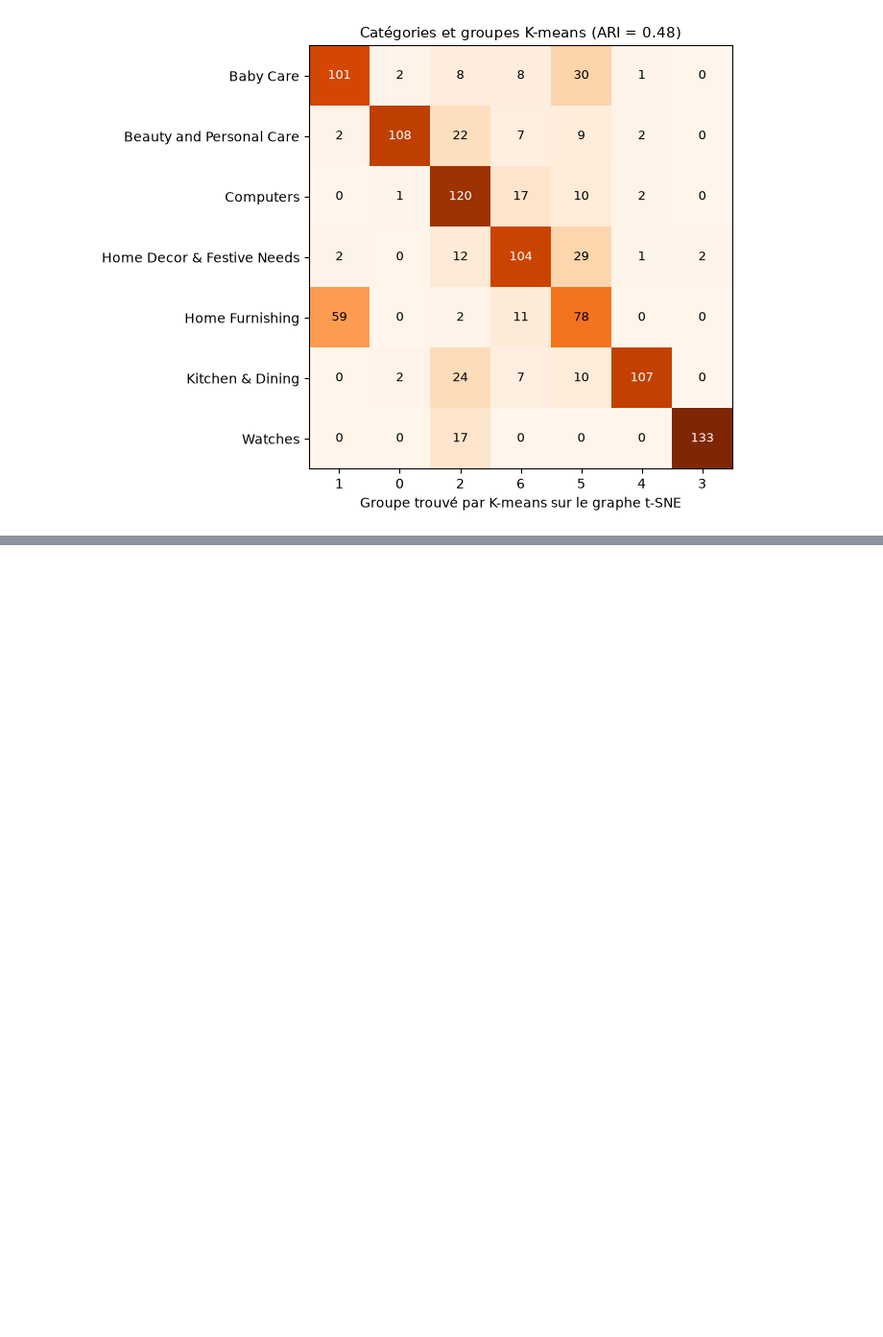
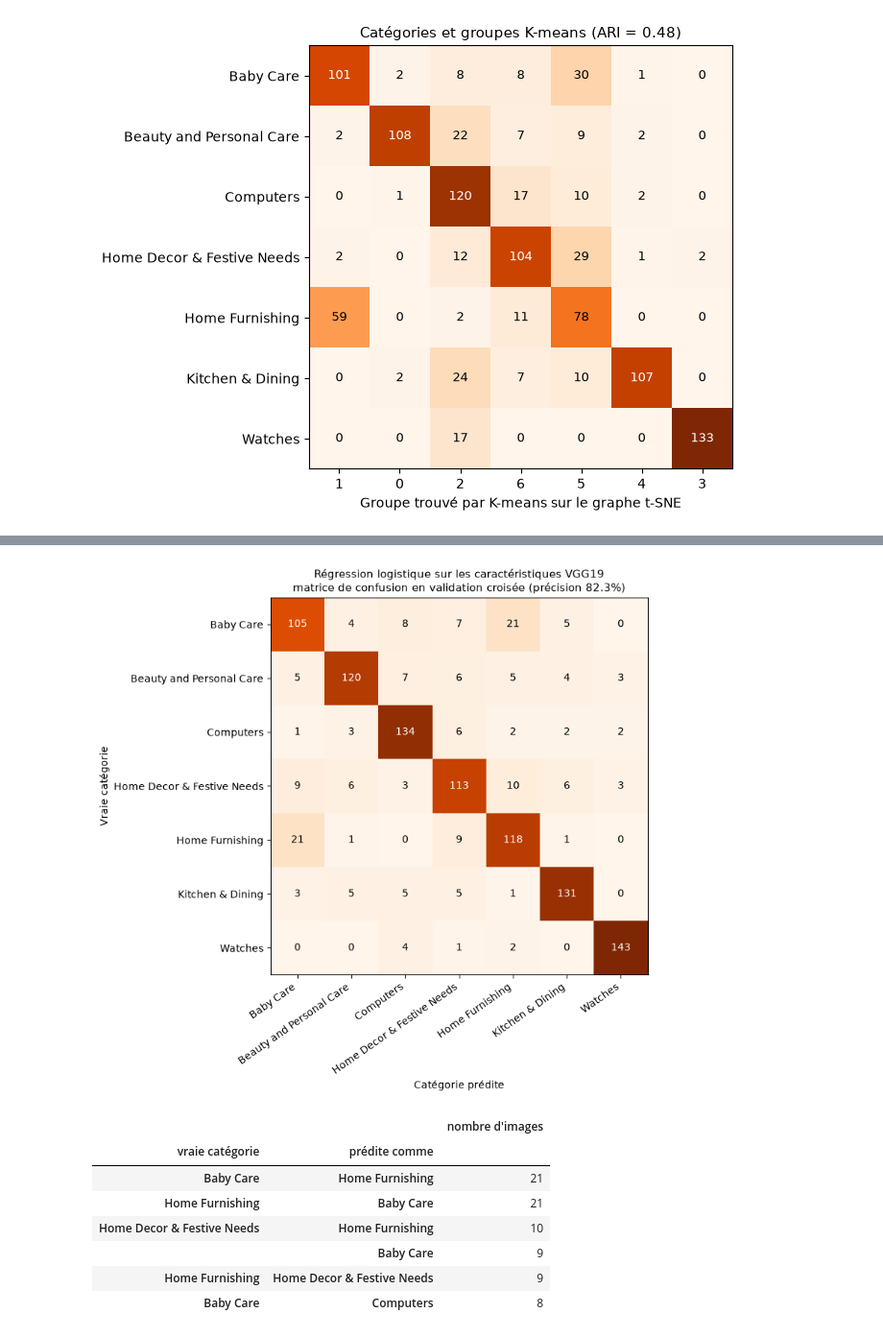
Before and after one commit to martialaristide/tp-vgg19-tsne-flipkart, a Jupyter notebook: TP_VGG19_tSNE_Flipkart.ipynb, the cells around one changed output, grey strips where cells are left out. Shown at 96% size. Cells and saved outputs as stored; diff of their text form; code cells hidden in the pictures; blank space fills up the shorter version.

```diff
--- a/TP_VGG19_tSNE_Flipkart.ipynb
+++ b/TP_VGG19_tSNE_Flipkart.ipynb
@@ -408,0 +526,16 @@ plt.show()
+# %%
+from sklearn.model_selection import cross_val_predict
+from sklearn.metrics import confusion_matrix, classification_report
+
+# 1. Pureté du voisinage par catégorie (t-SNE perplexité 30, 10 voisins : variables de la section 5)
+purete_cat = pd.Series(purete).groupby(y).mean().sort_values(ascending=False)
+print("Pureté du voisinage par catégorie (hasard ≈ {:.0%}) :".format(1 / len(CATEGORIES)))
+for cat, v in purete_cat.items():
+    print(f"   {cat:<28} {v:6.1%}  {'█' * int(round(v * 30))}")
+print(f"\nMeilleure : {purete_cat.index[0]} ({purete_cat.iloc[0]:.1%})   ·   "
+      f"moins bonne : {purete_cat.index[-1]} ({purete_cat.iloc[-1]:.1%})")
+
+# 2. Matrice de confusion en validation croisée (même classifieur et mêmes plis que la section 5)
+y_pred = cross_val_predict(clf, X, y, cv=cv)
+print(f"\nPrécision globale en validation croisée : {(y_pred == y).mean():.1%}\n")
+print(classification_report(y, y_pred, digits=3))
@@ -408,0 +560,32 @@ plt.show()
+# %%
+mc = confusion_matrix(y, y_pred, labels=CATEGORIES)
+fig, ax = plt.subplots(figsize=(9, 7.5))
+ax.imshow(mc, cmap="Oranges")
+ax.set_xticks(range(len(CATEGORIES)), CATEGORIES, rotation=35, ha="right")
+ax.set_yticks(range(len(CATEGORIES)), CATEGORIES)
+for i in range(len(CATEGORIES)):
+    for j in range(len(CATEGORIES)):
+        ax.text(j, i, mc[i, j], ha="center", va="center", fontsize=10,
+                color="white" if mc[i, j] > mc.max() * 0.6 else "black")
+ax.set_xlabel("Catégorie prédite"); ax.set_ylabel("Vraie catégorie")
+ax.set_title(f"Régression logistique sur les caractéristiques VGG19\n"
+             f"matrice de confusion en validation croisée (précision {(y_pred == y).mean():.1%})", fontsize=11)
+plt.tight_layout()
+sauver_figure("matrice_confusion.png", dpi=150, bbox_inches="tight")
+plt.show()
+
+# Confusions les plus fréquentes (hors diagonale)
+confusions = (pd.DataFrame(mc, index=CATEGORIES, columns=CATEGORIES).stack()
+                .rename_axis(["vraie catégorie", "prédite comme"]).rename("nombre d'images"))
+confusions = confusions[confusions.index.get_level_values(0) != confusions.index.get_level_values(1)]
+confusions.sort_values(ascending=False).head(6).to_frame()
+# %% [output]
+[figure, added]
+|  |  | nombre d'images |
+| vraie catégorie | prédite comme |  |
+| Baby Care | Home Furnishing | 21 |
+| Home Furnishing | Baby Care | 21 |
+| Home Decor & Festive Needs | Home Furnishing | 10 |
+|  | Baby Care | 9 |
+| Home Furnishing | Home Decor & Festive Needs | 9 |
+| Baby Care | Computers | 8 |
```
Also changed, not shown: parts of 12 cells of this notebook, 13 other files.
